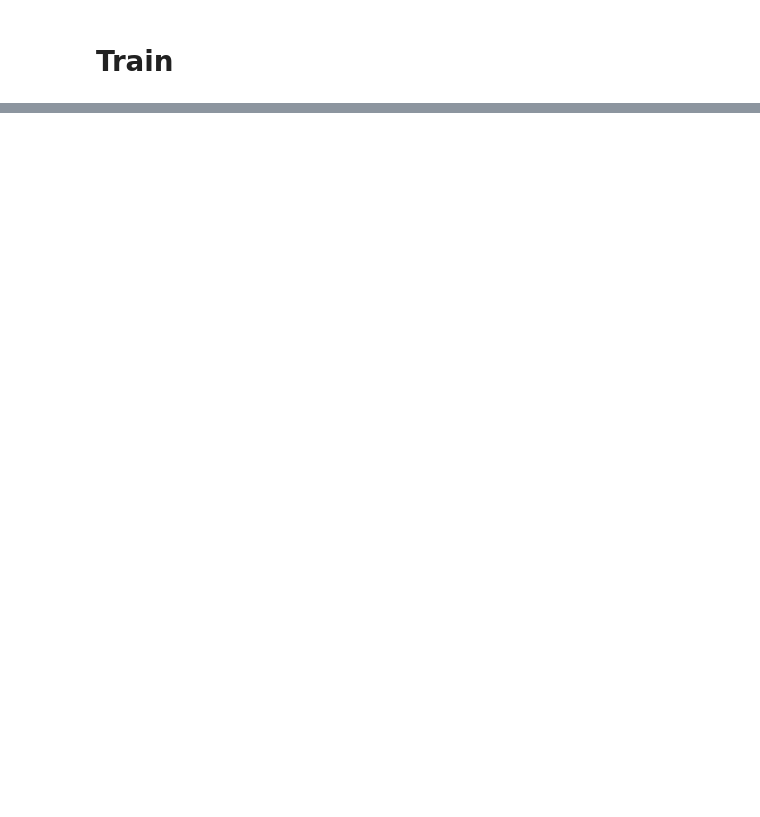
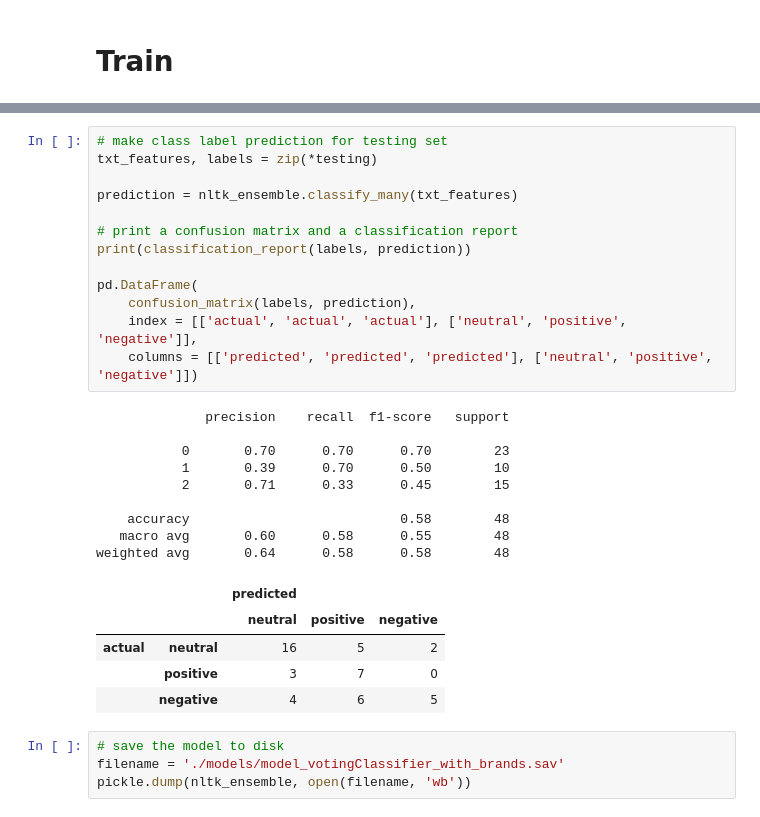
Before and after one commit to Alliix/twitter-lv-market, a Jupyter notebook: jupyter/cleanDataAndVotingClassifier.ipynb, the cells around one changed output, grey strips where cells are left out. Cells and saved outputs as stored; diff of their text form; blank space fills up the shorter version.

```diff
--- a/jupyter/cleanDataAndVotingClassifier.ipynb
+++ b/jupyter/cleanDataAndVotingClassifier.ipynb
@@ -548,0 +665,32 @@ weighted avg       0.57      0.61      0.56       119
+# %%
+# make class label prediction for testing set
+txt_features, labels = zip(*testing)
+
+prediction = nltk_ensemble.classify_many(txt_features)
+
+# print a confusion matrix and a classification report
+print(classification_report(labels, prediction))
+
+pd.DataFrame(
+    confusion_matrix(labels, prediction),
+    index = [['actual', 'actual', 'actual'], ['neutral', 'positive', 'negative']],
+    columns = [['predicted', 'predicted', 'predicted'], ['neutral', 'positive', 'negative']])
+# %% [output]
+              precision    recall  f1-score   support
+
+           0       0.70      0.70      0.70        23
+           1       0.39      0.70      0.50        10
+           2       0.71      0.33      0.45        15
+
+    accuracy                           0.58        48
+   macro avg       0.60      0.58      0.55        48
+weighted avg       0.64      0.58      0.58        48
+|  |  | predicted |  |  |
+|  |  | neutral | positive | negative |
+| actual | neutral | 16 | 5 | 2 |
+|  | positive | 3 | 7 | 0 |
+|  | negative | 4 | 6 | 5 |
+# %%
+# save the model to disk
+filename = './models/model_votingClassifier_with_brands.sav'
+pickle.dump(nltk_ensemble, open(filename, 'wb'))
```
Also changed, not shown: parts of 33 cells of this notebook, 3 other files.
